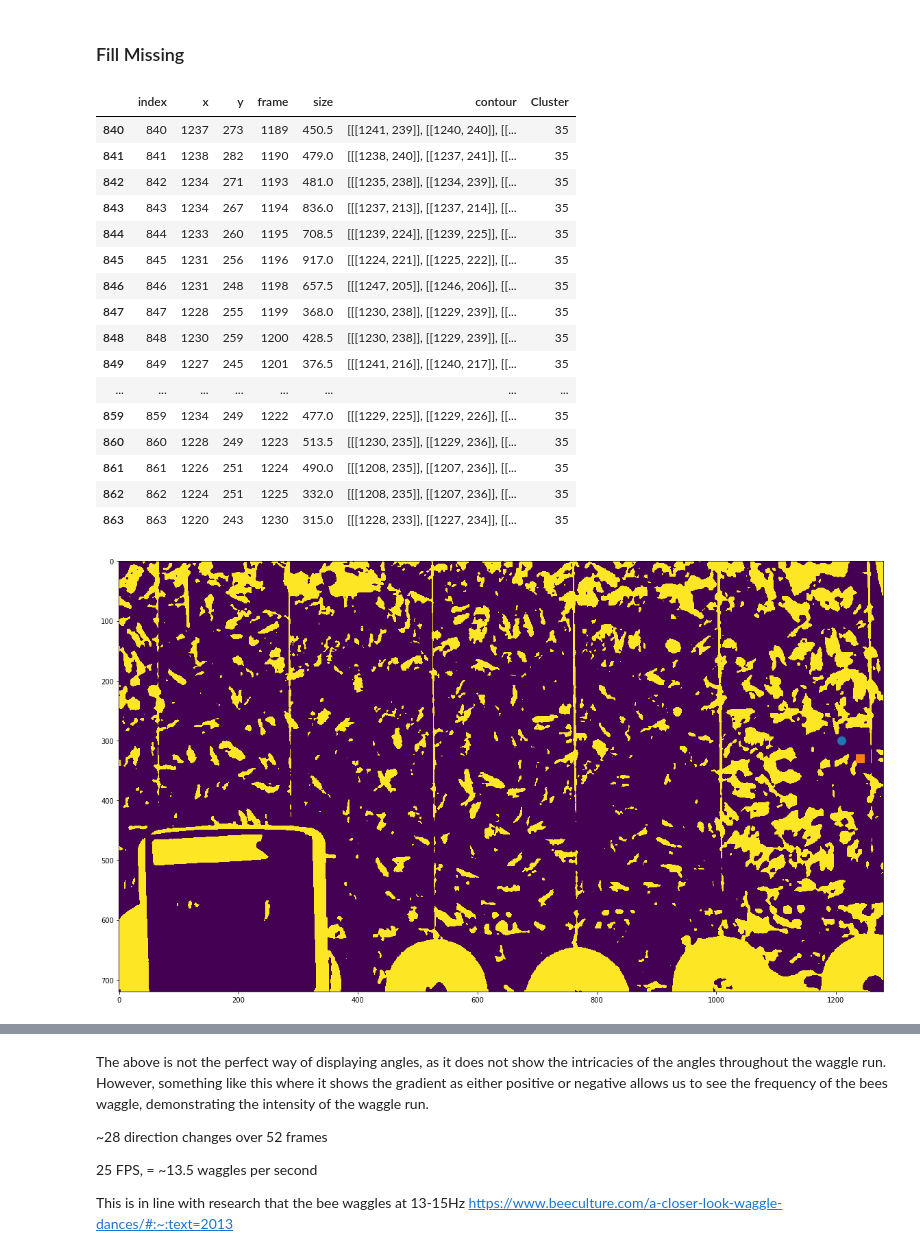
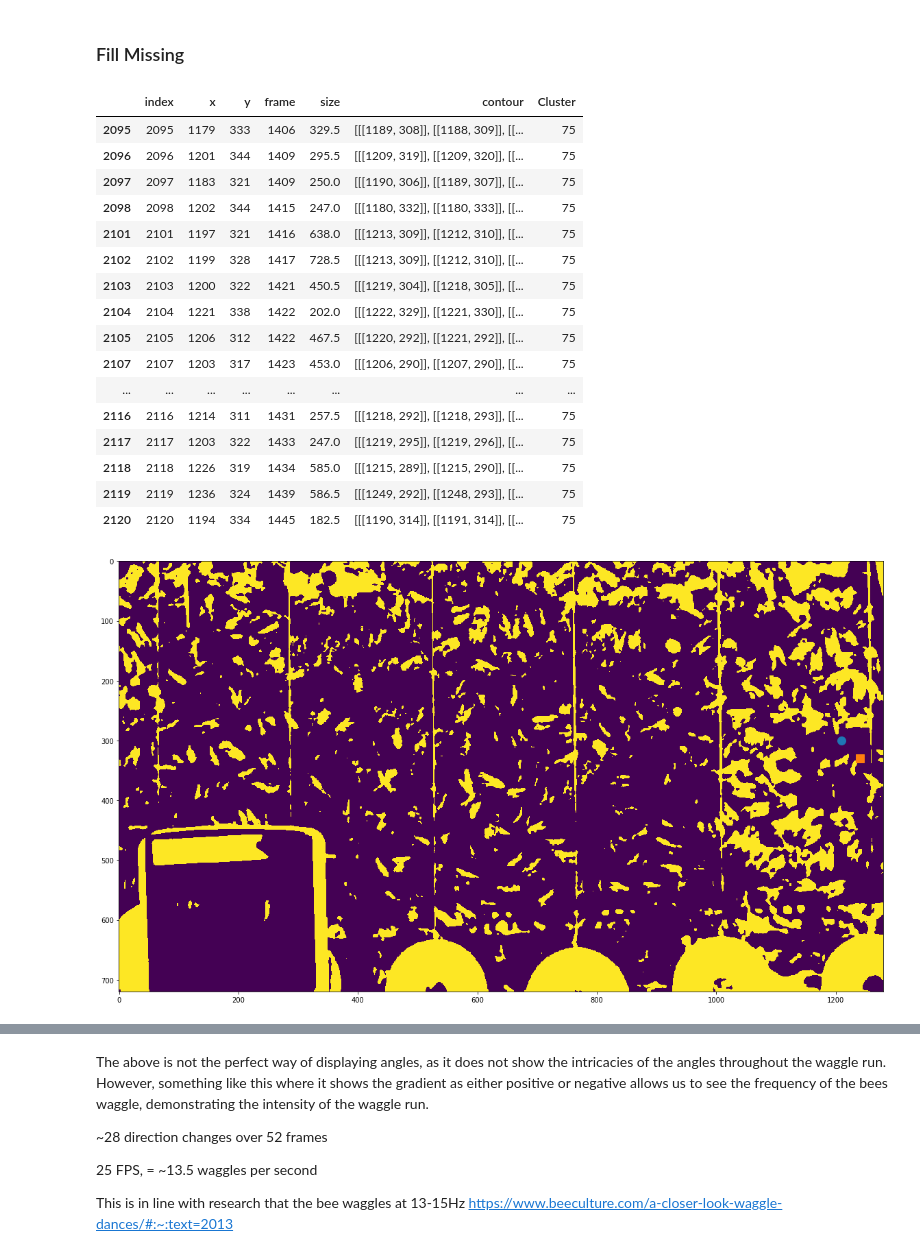
Before and after one commit to Jreece18/WaggleDanceTracker, a Jupyter notebook: TidyDataset.ipynb, the cells around one changed output, grey strips where cells are left out. Drawn from its saved outputs; the diff is of its cells as text; code cells hidden in the pictures.

```diff
--- a/TidyDataset.ipynb
+++ b/TidyDataset.ipynb
@@ -81,7 +81,7 @@ waggle_df = pd.read_pickle('WaggleDetections-Bees10.pkl')
 #waggle_df.drop(['index'], axis=1, inplace=True)
 #waggle_df.reset_index(inplace=True)
 # Sort by cluster and then frame so the dataset is ordered in blocks of clusters
-waggle_df = waggle_df.sort_values(by=['Cluster', 'frame']).reset_index().drop(['index', 'level_0'], axis=1).reset_index()
+waggle_df = waggle_df.sort_values(by=['Cluster', 'frame']).reset_index().drop(['index'], axis=1).reset_index()
 # %%
 waggle_df[waggle_df['Cluster']==2]
 # %% [output]
@@ -270,38 +268,38 @@ def moveDirection(prev_bbox, bbox):
 # %%
 final_df = pd.DataFrame(columns=['x', 'y', 'frame', 'bbox', 'size', 'angle', 'cluster']) # maybe add direction change?
 # %%
-clust = df[df['Cluster']==35] # 1, 6
+clust = df[df['Cluster']==75] # 1, 6, 35, 72 (didn't work, also not a waggle)
 clust
-cap = cv2.VideoCapture('Bees10.mov')
+cap = cv2.VideoCapture('../Bees10.mov')
 cap.set(1, 233)
 _, frame = cap.read()
 gray = cv2.cvtColor(frame, cv2.COLOR_BGR2GRAY)
 gray = cv2.GaussianBlur(gray, (15,15), 1)
 thresh = cv2.threshold(gray, 120, 220, cv2.THRESH_BINARY)[1]
 
 plt.figure(figsize=(20,20))
 plt.imshow(thresh)
 plt.plot(1225-15, 315-15, marker='o', markersize=12)
 plt.plot(1225+15, 315+15, marker='s', markersize=12)
 clust
 # %% [output]
 |  | index | x | y | frame | size | contour | Cluster |
-| 840 | 840 | 1237 | 273 | 1189 | 450.5 | [[[1241, 239]], [[1240, 240]], [[... | 35 |
-| 841 | 841 | 1238 | 282 | 1190 | 479.0 | [[[1238, 240]], [[1237, 241]], [[... | 35 |
-| 842 | 842 | 1234 | 271 | 1193 | 481.0 | [[[1235, 238]], [[1234, 239]], [[... | 35 |
-| 843 | 843 | 1234 | 267 | 1194 | 836.0 | [[[1237, 213]], [[1237, 214]], [[... | 35 |
-| 844 | 844 | 1233 | 260 | 1195 | 708.5 | [[[1239, 224]], [[1239, 225]], [[... | 35 |
-| 845 | 845 | 1231 | 256 | 1196 | 917.0 | [[[1224, 221]], [[1225, 222]], [[... | 35 |
-| 846 | 846 | 1231 | 248 | 1198 | 657.5 | [[[1247, 205]], [[1246, 206]], [[... | 35 |
-| 847 | 847 | 1228 | 255 | 1199 | 368.0 | [[[1230, 238]], [[1229, 239]], [[... | 35 |
-| 848 | 848 | 1230 | 259 | 1200 | 428.5 | [[[1230, 238]], [[1229, 239]], [[... | 35 |
-| 849 | 849 | 1227 | 245 | 1201 | 376.5 | [[[1241, 216]], [[1240, 217]], [[... | 35 |
+| 2095 | 2095 | 1179 | 333 | 1406 | 329.5 | [[[1189, 308]], [[1188, 309]], [[... | 75 |
+| 2096 | 2096 | 1201 | 344 | 1409 | 295.5 | [[[1209, 319]], [[1209, 320]], [[... | 75 |
+| 2097 | 2097 | 1183 | 321 | 1409 | 250.0 | [[[1190, 306]], [[1189, 307]], [[... | 75 |
+| 2098 | 2098 | 1202 | 344 | 1415 | 247.0 | [[[1180, 332]], [[1180, 333]], [[... | 75 |
+| 2101 | 2101 | 1197 | 321 | 1416 | 638.0 | [[[1213, 309]], [[1212, 310]], [[... | 75 |
+| 2102 | 2102 | 1199 | 328 | 1417 | 728.5 | [[[1213, 309]], [[1212, 310]], [[... | 75 |
+| 2103 | 2103 | 1200 | 322 | 1421 | 450.5 | [[[1219, 304]], [[1218, 305]], [[... | 75 |
+| 2104 | 2104 | 1221 | 338 | 1422 | 202.0 | [[[1222, 329]], [[1221, 330]], [[... | 75 |
+| 2105 | 2105 | 1206 | 312 | 1422 | 467.5 | [[[1220, 292]], [[1221, 292]], [[... | 75 |
+| 2107 | 2107 | 1203 | 317 | 1423 | 453.0 | [[[1206, 290]], [[1207, 290]], [[... | 75 |
 | ... | ... | ... | ... | ... | ... | ... | ... |
-| 859 | 859 | 1234 | 249 | 1222 | 477.0 | [[[1229, 225]], [[1229, 226]], [[... | 35 |
-| 860 | 860 | 1228 | 249 | 1223 | 513.5 | [[[1230, 235]], [[1229, 236]], [[... | 35 |
-| 861 | 861 | 1226 | 251 | 1224 | 490.0 | [[[1208, 235]], [[1207, 236]], [[... | 35 |
-| 862 | 862 | 1224 | 251 | 1225 | 332.0 | [[[1208, 235]], [[1207, 236]], [[... | 35 |
-| 863 | 863 | 1220 | 243 | 1230 | 315.0 | [[[1228, 233]], [[1227, 234]], [[... | 35 |
+| 2116 | 2116 | 1214 | 311 | 1431 | 257.5 | [[[1218, 292]], [[1218, 293]], [[... | 75 |
+| 2117 | 2117 | 1203 | 322 | 1433 | 247.0 | [[[1219, 295]], [[1219, 296]], [[... | 75 |
+| 2118 | 2118 | 1226 | 319 | 1434 | 585.0 | [[[1215, 289]], [[1215, 290]], [[... | 75 |
+| 2119 | 2119 | 1236 | 324 | 1439 | 586.5 | [[[1249, 292]], [[1248, 293]], [[... | 75 |
+| 2120 | 2120 | 1194 | 334 | 1445 | 182.5 | [[[1190, 314]], [[1191, 314]], [[... | 75 |
 [figure]
 # %%
 start = clust.iloc[0, :]['frame']
```
Also changed, not shown: parts of 12 cells of this notebook.
